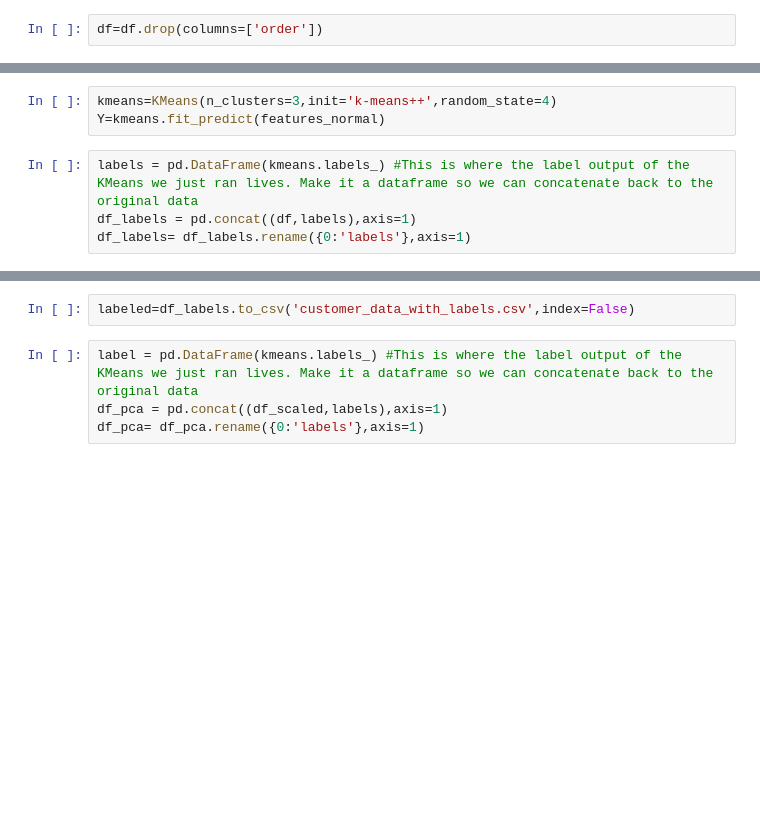
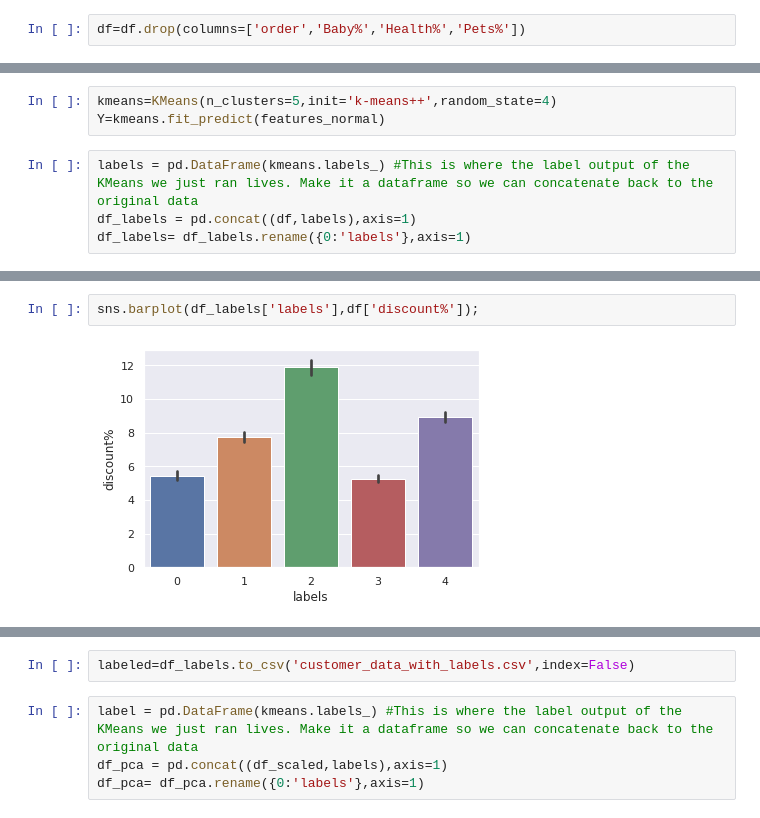
Before and after one commit to shubhamg2205/6857-proj, a Jupyter notebook: Copy_of_Copy_of_Untitled9.ipynb, the cells around one changed output, grey strips where cells are left out. Saved outputs shown, nothing was run; the diff lists cells and outputs as text; blank space fills up the shorter version.

```diff
--- a/Copy_of_Copy_of_Untitled9.ipynb
+++ b/Copy_of_Copy_of_Untitled9.ipynb
@@ -29,4 +57,4 @@ df.describe()
 # %%
-df=df.drop(columns=['order'])
+df=df.drop(columns=['order','Baby%','Health%','Pets%'])
 # %%
 df.head()
@@ -58,5 +120,5 @@ plt.show()
 # %%
-kmeans=KMeans(n_clusters=3,init='k-means++',random_state=4)
+kmeans=KMeans(n_clusters=5,init='k-means++',random_state=4)
 Y=kmeans.fit_predict(features_normal)
 # %%
 labels = pd.DataFrame(kmeans.labels_) #This is where the label output of the KMeans we just ran lives. Make it a dataframe so we can concatenate back to the original data
@@ -72,0 +140,4 @@ sns.barplot(df_labels['labels'],df['total_items']);
+# %%
+sns.barplot(df_labels['labels'],df['discount%']);
+# %% [output]
+[figure, added]
```
Also changed, not shown: parts of 25 cells of this notebook.
